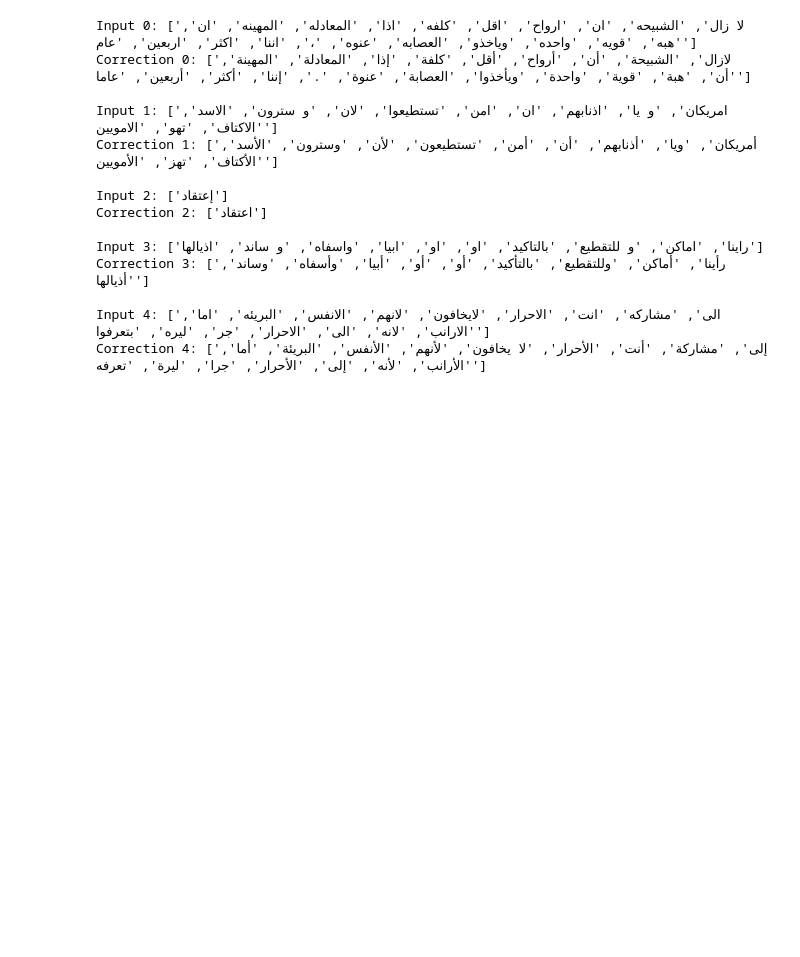
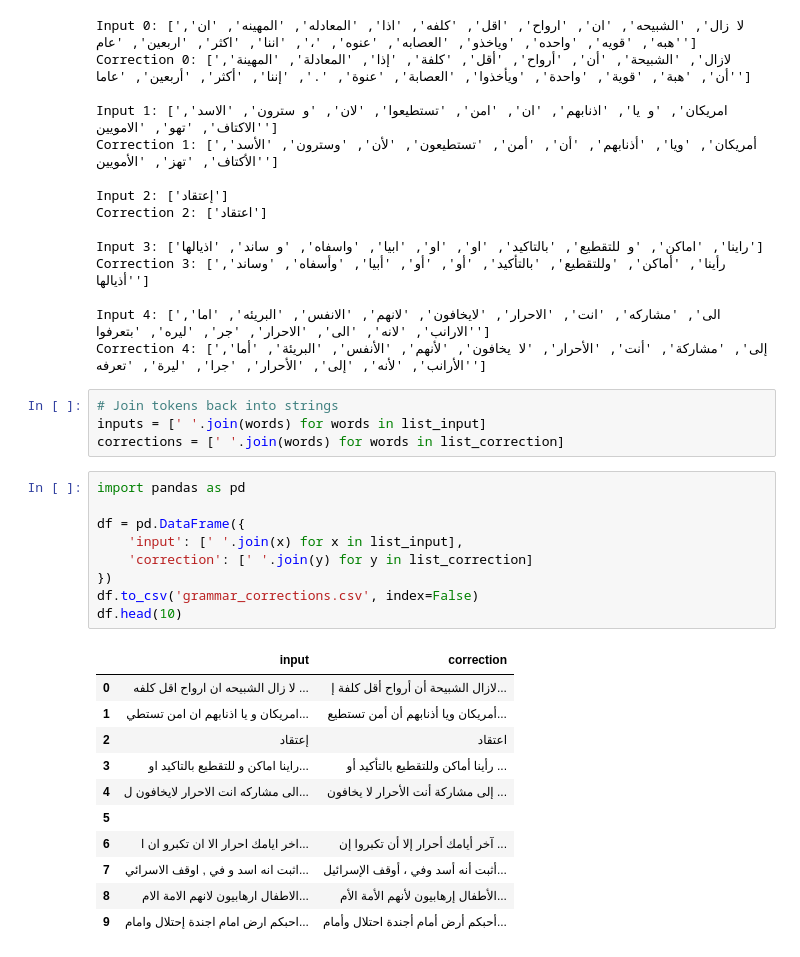
Before and after one commit to Abubakrhegazi/Arabic-Grammar-AutoCorrection, a Jupyter notebook: Arabic_GED_GEC.ipynb, the cells around one changed output. Drawn from its saved outputs; the diff is of its cells as text; blank space fills up the shorter version.

```diff
--- a/Arabic_GED_GEC.ipynb
+++ b/Arabic_GED_GEC.ipynb
@@ -145,3 +145,28 @@ Correction 3: ['رأينا', 'أماكن', 'وللتقطيع', 'بالتأكيد
 
 Input 4: ['الى', 'مشاركه', 'انت', 'الاحرار', 'لايخافون', 'لانهم', 'الانفس', 'البريئه', 'اما', 'الارانب', 'لانه', 'الى', 'الاحرار', 'جر', 'ليره', 'بتعرفوا']
 Correction 4: ['إلى', 'مشاركة', 'أنت', 'الأحرار', 'لا يخافون', 'لأنهم', 'الأنفس', 'البريئة', 'أما', 'الأرانب', 'لأنه', 'إلى', 'الأحرار', 'جرا', 'ليرة', 'تعرفه']
+# %%
+# Join tokens back into strings
+inputs = [' '.join(words) for words in list_input]
+corrections = [' '.join(words) for words in list_correction]
+# %%
+import pandas as pd
+
+df = pd.DataFrame({
+    'input': [' '.join(x) for x in list_input],
+    'correction': [' '.join(y) for y in list_correction]
+})
+df.to_csv('grammar_corrections.csv', index=False)
+df.head(10)
+# %% [output]
+|  | input | correction |
+| 0 | لا زال الشبيحه ان ارواح اقل كلفه ... | لازال الشبيحة أن أرواح أقل كلفة إ... |
+| 1 | امريكان و يا اذنابهم ان امن تستطي... | أمريكان ويا أذنابهم أن أمن تستطيع... |
+| 2 | إعتقاد | اعتقاد |
+| 3 | راينا اماكن و للتقطيع بالتاكيد او... | رأينا أماكن وللتقطيع بالتأكيد أو ... |
+| 4 | الى مشاركه انت الاحرار لايخافون ل... | إلى مشاركة أنت الأحرار لا يخافون ... |
+| 5 |  |  |
+| 6 | اخر ايامك احرار الا ان تكبرو ان ا... | آخر أيامك أحرار إلا أن تكبروا إن ... |
+| 7 | اثبت انه اسد و في , اوقف الاسرائي... | أثبت أنه أسد وفي ، أوقف الإسرائيل... |
+| 8 | الاطفال ارهابيون لانهم الامة الام... | الأطفال إرهابيون لأنهم الأمة الأم... |
+| 9 | احبكم ارض امام اجندة إحتلال وامام... | أحبكم أرض أمام أجندة احتلال وأمام... |
```
Also changed, not shown: parts of 12 cells of this notebook.
